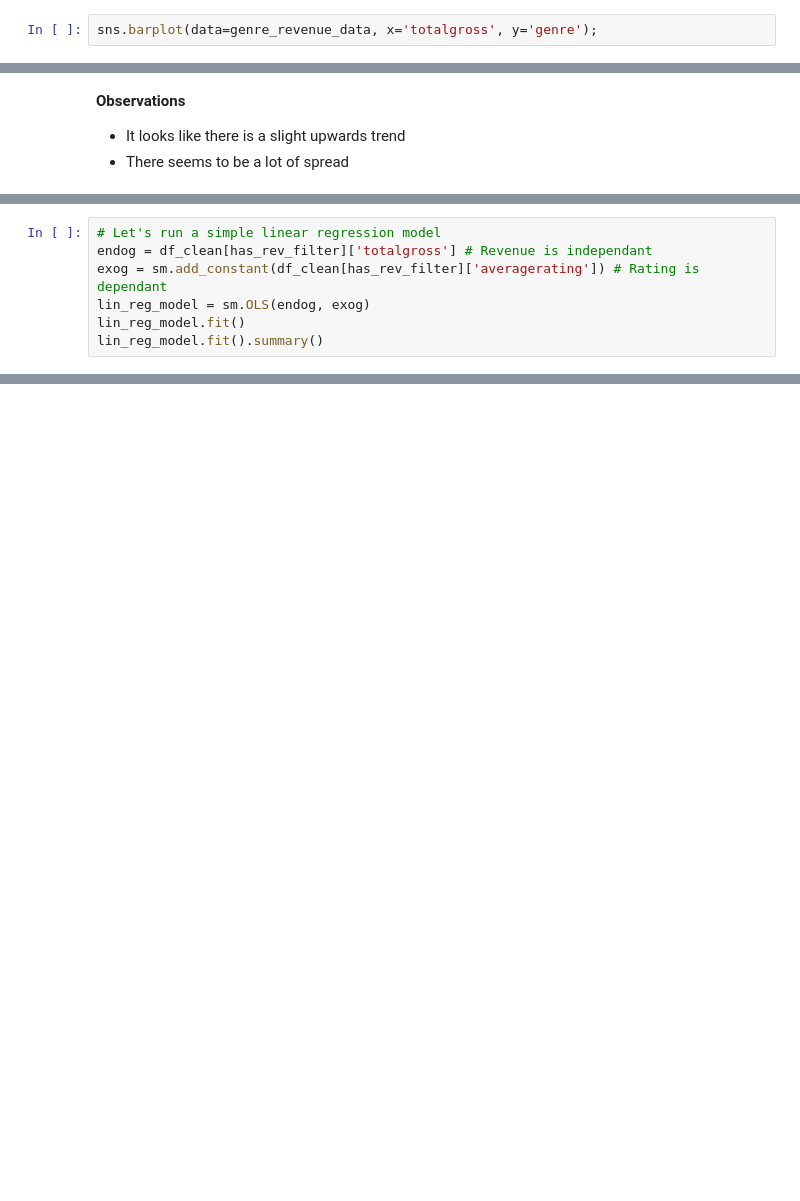
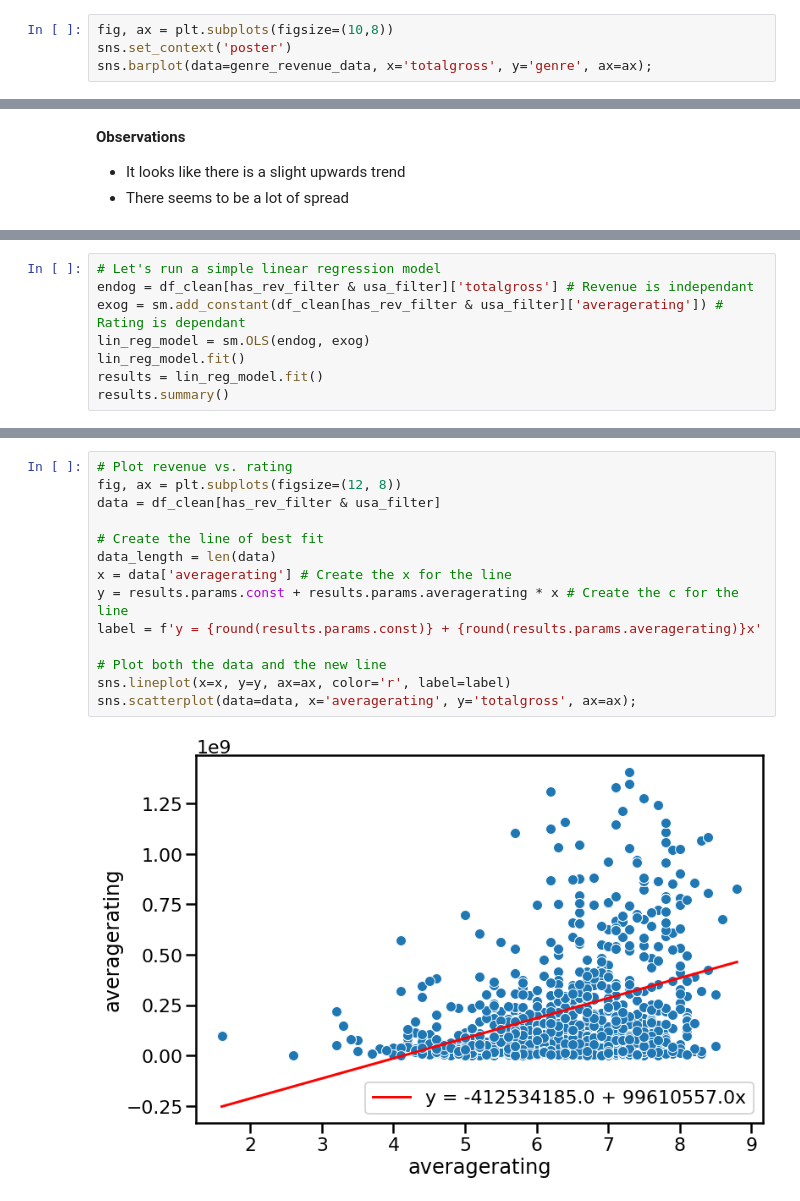
Before and after one commit to learn-co-curriculum/dsc-phase-2-project-v3, a Jupyter notebook: index.ipynb, the cells around one changed output, grey strips where cells are left out. Saved outputs shown, nothing was run; the diff lists cells and outputs as text; blank space fills up the shorter version.

```diff
--- a/index.ipynb
+++ b/index.ipynb
@@ -855,5 +859,7 @@ genre_revenue_data.head()
 # %%
-sns.barplot(data=genre_revenue_data, x='totalgross', y='genre');
+fig, ax = plt.subplots(figsize=(10,8))
+sns.set_context('poster')
+sns.barplot(data=genre_revenue_data, x='totalgross', y='genre', ax=ax);
 # %%
 # Check the significance
 print(pairwise_tukeyhsd(genre_revenue['totalgross'], genre_revenue['genre']))
@@ -939,8 +948,9 @@ coer_data = np.corrcoef(x, y)
 print(f'The correlation coefficient is: {round(coer_data[0,1],4)}')
 # %%
 # Let's run a simple linear regression model
-endog = df_clean[has_rev_filter]['totalgross'] # Revenue is independant
-exog = sm.add_constant(df_clean[has_rev_filter]['averagerating']) # Rating is dependant
+endog = df_clean[has_rev_filter & usa_filter]['totalgross'] # Revenue is independant
+exog = sm.add_constant(df_clean[has_rev_filter & usa_filter]['averagerating']) # Rating is dependant
 lin_reg_model = sm.OLS(endog, exog)
 lin_reg_model.fit()
-lin_reg_model.fit().summary()
+results = lin_reg_model.fit()
+results.summary()
@@ -949,0 +962,16 @@ lin_reg_model.fit().summary()
+# %%
+# Plot revenue vs. rating
+fig, ax = plt.subplots(figsize=(12, 8))
+data = df_clean[has_rev_filter & usa_filter]
+
+# Create the line of best fit
+data_length = len(data)
+x = data['averagerating'] # Create the x for the line
+y = results.params.const + results.params.averagerating * x # Create the c for the line
+label = f'y = {round(results.params.const)} + {round(results.params.averagerating)}x'
+
+# Plot both the data and the new line
+sns.lineplot(x=x, y=y, ax=ax, color='r', label=label)
+sns.scatterplot(data=data, x='averagerating', y='totalgross', ax=ax);
+# %% [output]
+[figure, added]
```
Also changed, not shown: parts of 16 cells of this notebook.
